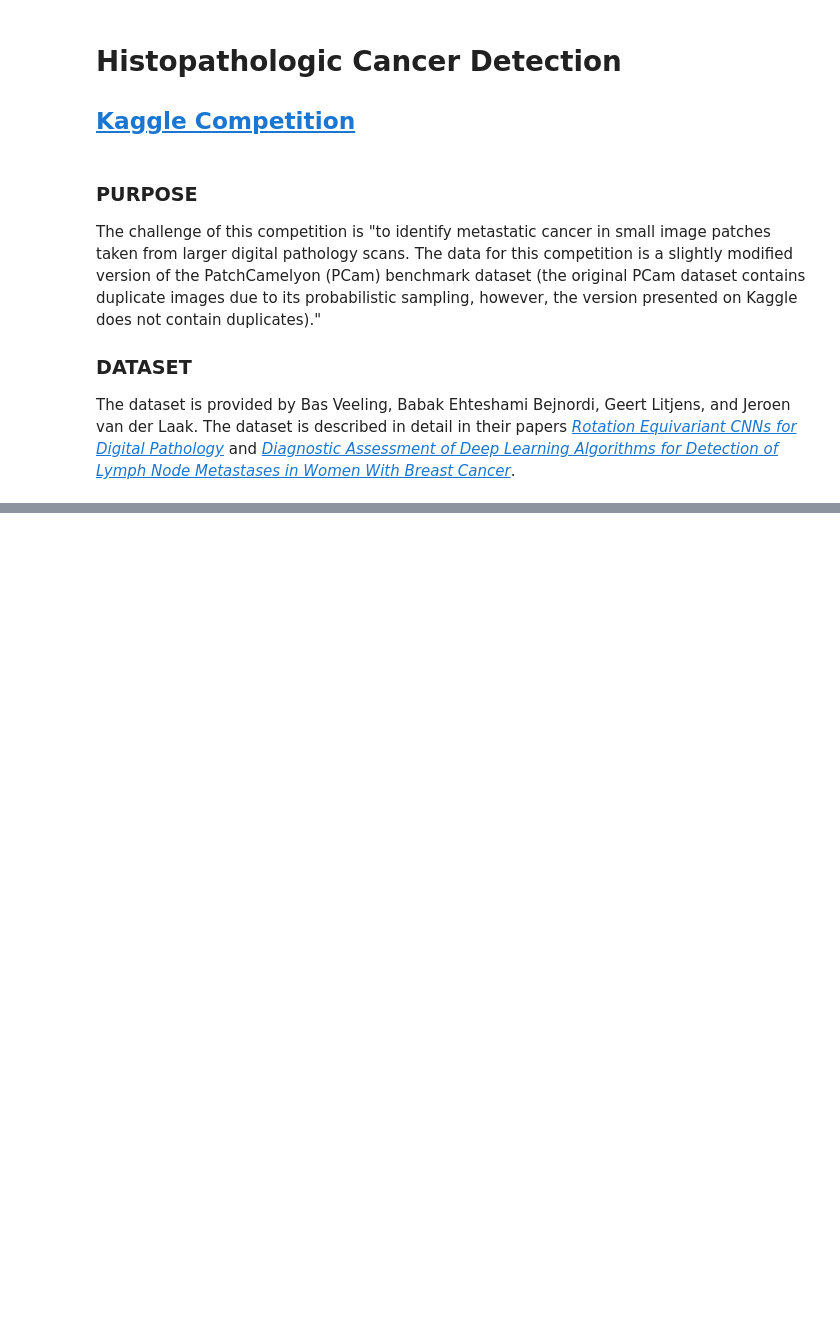
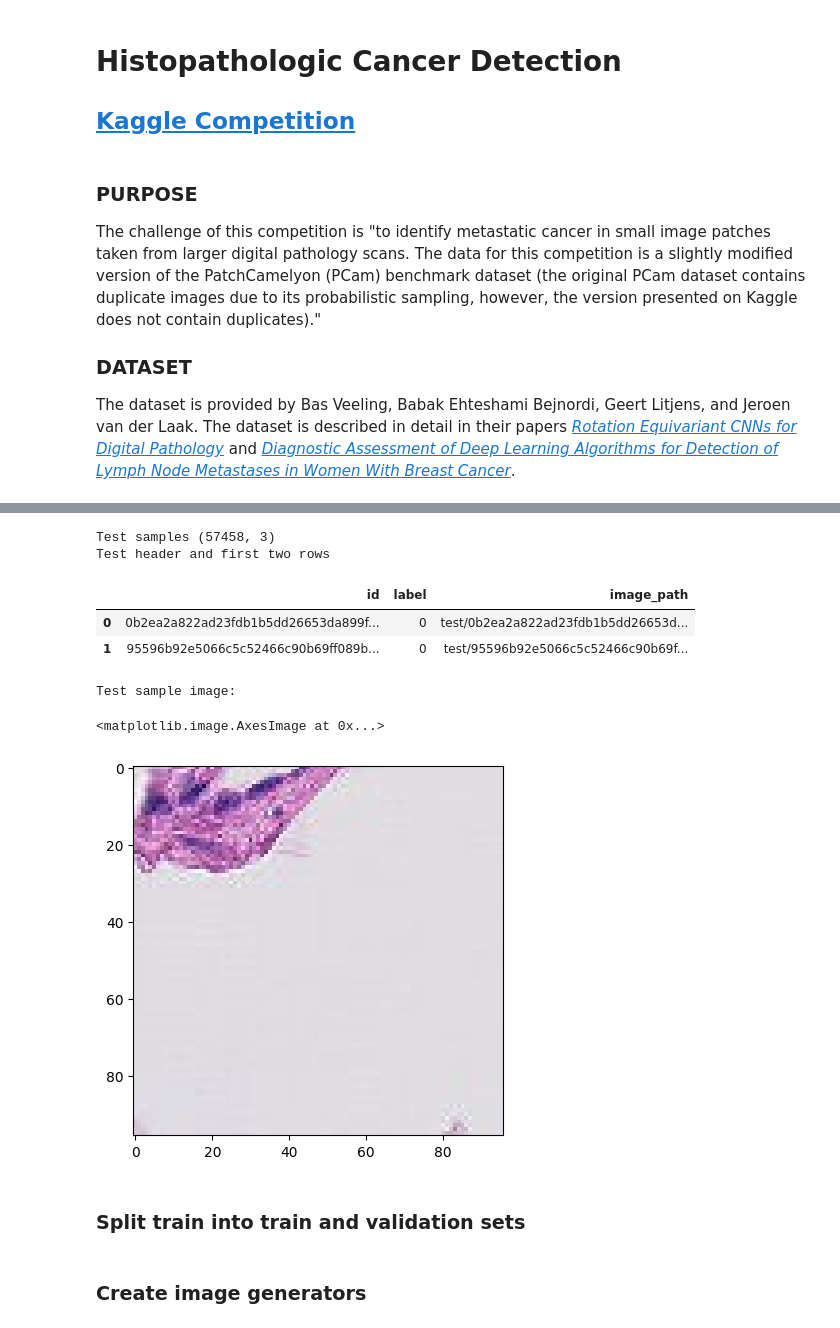
Before and after one commit to stevenhobbs/5511_Deep_Learning, a Jupyter notebook: Kaggle_Histopathologic_Cancer_Detection.ipynb, the cells around one changed output, grey strips where cells are left out. Saved outputs shown, nothing was run; the diff lists cells and outputs as text; code cells hidden in the pictures; blank space fills up the shorter version.

```diff
--- a/Kaggle_Histopathologic_Cancer_Detection.ipynb
+++ b/Kaggle_Histopathologic_Cancer_Detection.ipynb
@@ -206,0 +31,13 @@ plt.show()
+# %%
+# Train Data
+df = pd.read_csv('train_labels.csv')
+
+# Add image path to dataframe
+df['image_path'] = 'train/' + df['id'] + '.tif'
+
+# Convert labels to string
+df['label'] = df['label'].astype(str)
+
+# Test Data
+df_test = pd.read_csv('sample_submission.csv')
+df_test['image_path'] = 'test/' + df_test.id + '.tif'
@@ -206,0 +65,21 @@ plt.show()
+# %%
+# Test data
+print("Test samples", df_test.shape)
+print("Test header and first two rows")
+display(df_test.head(2))
+
+# Sample test image
+print("Test sample image:")
+img = mpimg.imread(df_test['image_path'][0])
+plt.imshow(img)
+# %% [output]
+Test samples (57458, 3)
+Test header and first two rows
+|  | id | label | image_path |
+| 0 | 0b2ea2a822ad23fdb1b5dd26653da899f... | 0 | test/0b2ea2a822ad23fdb1b5dd26653d... |
+| 1 | 95596b92e5066c5c52466c90b69ff089b... | 0 | test/95596b92e5066c5c52466c90b69f... |
+Test sample image:
+<matplotlib.image.AxesImage at 0x...>
+[figure, added]
+# %% [markdown]
+### Split train into train and validation sets
@@ -206,0 +88,2 @@ plt.show()
+# %% [markdown]
+### Create image generators
```
Also changed, not shown: parts of 62 cells of this notebook, 7 other files.
